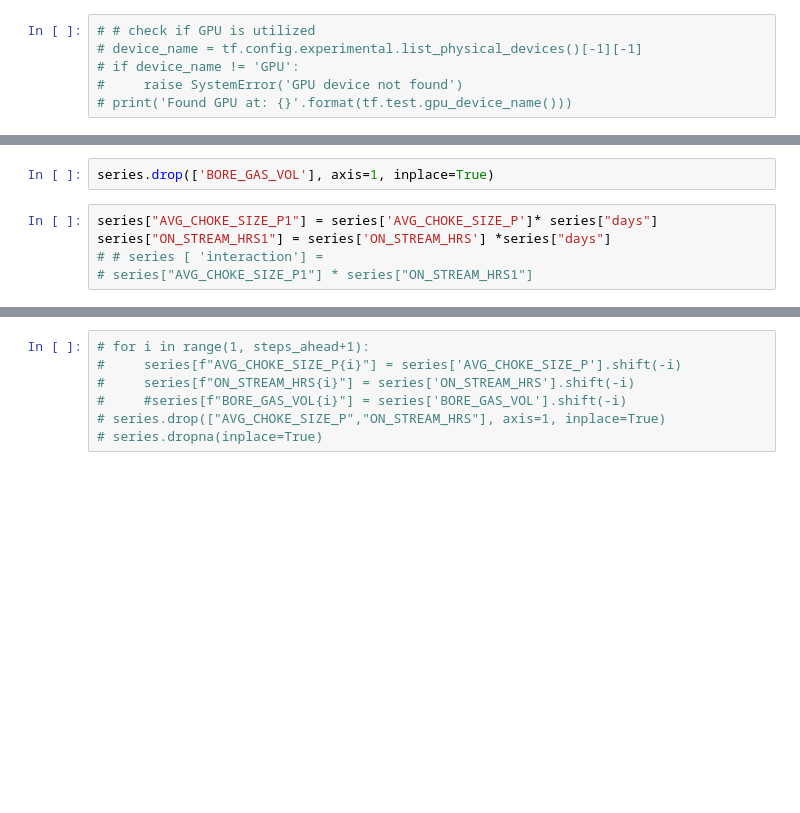
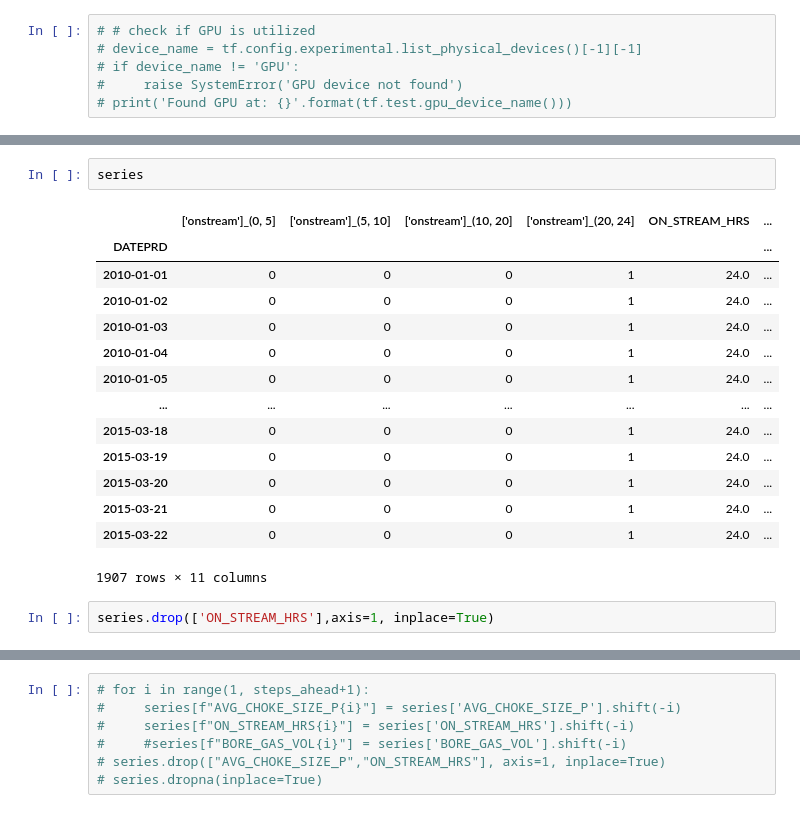
Before and after one commit to ashrafalaghbari/GA-TCN-LSTM, a Jupyter notebook: optimal_TCN_single_step.ipynb, the cells around one changed output, grey strips where cells are left out. Cells and saved outputs as stored; diff of their text form; blank space fills up the shorter version.

```diff
--- a/optimal_TCN_single_step.ipynb
+++ b/optimal_TCN_single_step.ipynb
@@ -163,7 +175,19 @@ Index(['days', 'BORE_OIL_VOL', 'ON_STREAM_HRS', 'AVG_DOWNHOLE_PRESSURE',
+# %%
+series
+# %% [output]
+|  | ['onstream']_(0, 5] | ['onstream']_(5, 10] | ['onstream']_(10, 20] | ['onstream']_(20, 24] | ON_STREAM_HRS | ... |
+| DATEPRD |  |  |  |  |  | ... |
+| 2010-01-01 | 0 | 0 | 0 | 1 | 24.0 | ... |
+| 2010-01-02 | 0 | 0 | 0 | 1 | 24.0 | ... |
+| 2010-01-03 | 0 | 0 | 0 | 1 | 24.0 | ... |
+| 2010-01-04 | 0 | 0 | 0 | 1 | 24.0 | ... |
+| 2010-01-05 | 0 | 0 | 0 | 1 | 24.0 | ... |
+| ... | ... | ... | ... | ... | ... | ... |
+| 2015-03-18 | 0 | 0 | 0 | 1 | 24.0 | ... |
+| 2015-03-19 | 0 | 0 | 0 | 1 | 24.0 | ... |
+| 2015-03-20 | 0 | 0 | 0 | 1 | 24.0 | ... |
+| 2015-03-21 | 0 | 0 | 0 | 1 | 24.0 | ... |
+| 2015-03-22 | 0 | 0 | 0 | 1 | 24.0 | ... |
+1907 rows × 11 columns
 # %%
-series.drop(['BORE_GAS_VOL'], axis=1, inplace=True)
+series.drop(['ON_STREAM_HRS'],axis=1, inplace=True)
-# %%
-series["AVG_CHOKE_SIZE_P1"] = series['AVG_CHOKE_SIZE_P']* series["days"]
-series["ON_STREAM_HRS1"] = series['ON_STREAM_HRS'] *series["days"]
-# # series [ 'interaction'] =
-# series["AVG_CHOKE_SIZE_P1"] * series["ON_STREAM_HRS1"]
```
Also changed, not shown: parts of 20 cells of this notebook.
